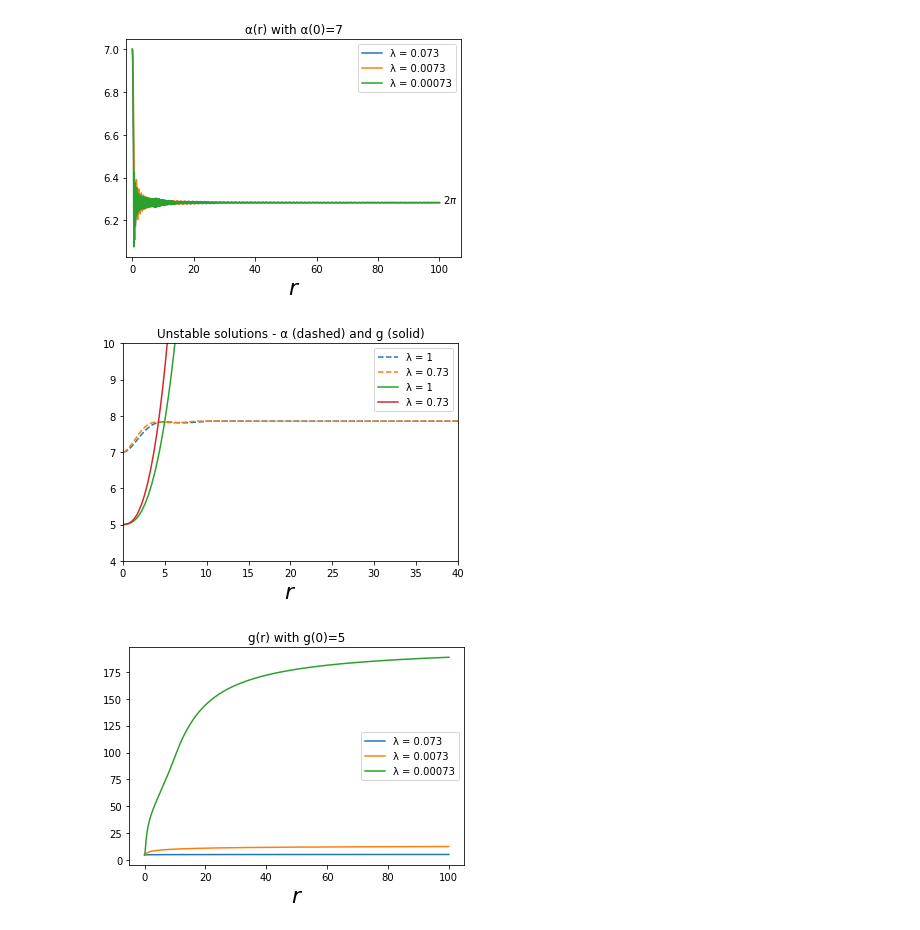
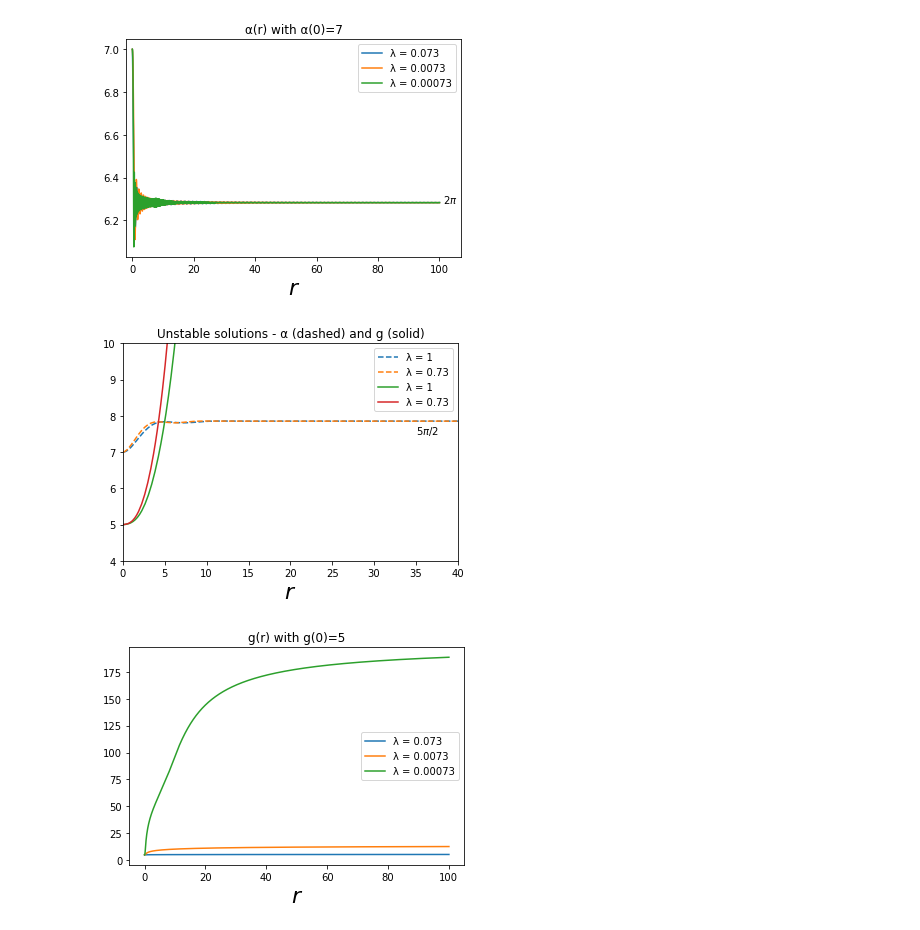
Before and after one commit to SumeetChougule/Skyrme-Q-balls, a Jupyter notebook: notebooks/Num_sol.ipynb, the cells around one changed output. Drawn from its saved outputs; the diff is of its cells as text; code cells hidden in the pictures.

```diff
--- a/notebooks/Num_sol.ipynb
+++ b/notebooks/Num_sol.ipynb
@@ -88,19 +80,20 @@ plt.savefig('a(r).png', dpi =150)
 # %%
 plt.plot(Q1.rn, Q1.α, '--', label = 'λ = 1')
 plt.plot(Q2.rn, Q2.α, '--', label = 'λ = 0.73')
 plt.plot(Q1.rn, Q1.g, label = 'λ = 1')
 plt.plot(Q2.rn, Q2.g, label = 'λ = 0.73')
+plt.text(35, 7.5,'$5π/2$')
 #plt.plot(Q5.rn, Q5.g, label = 'g')
 #plt.plot(r, y2_sol, label = 'g')
 plt.xlim([.0, 40])
 plt.ylim([4, 10])
 plt.xlabel('$r$', fontsize=22)
 plt.title('Unstable solutions - α (dashed) and g (solid)')
 plt.legend(loc='best')
 #plt.show()
-plt.savefig('unstable.png', dpi =150)
+plt.savefig('unstable.png', dpi =1000)
 # %% [output]
-[figure, old version]
+[figure, new version]
 # %%
 plt.plot(Q3.rn, Q3.g, label = 'λ = 0.073')
 plt.plot(Q4.rn, Q4.g, label = 'λ = 0.0073')
```
Also changed, not shown: parts of 22 cells of this notebook.
